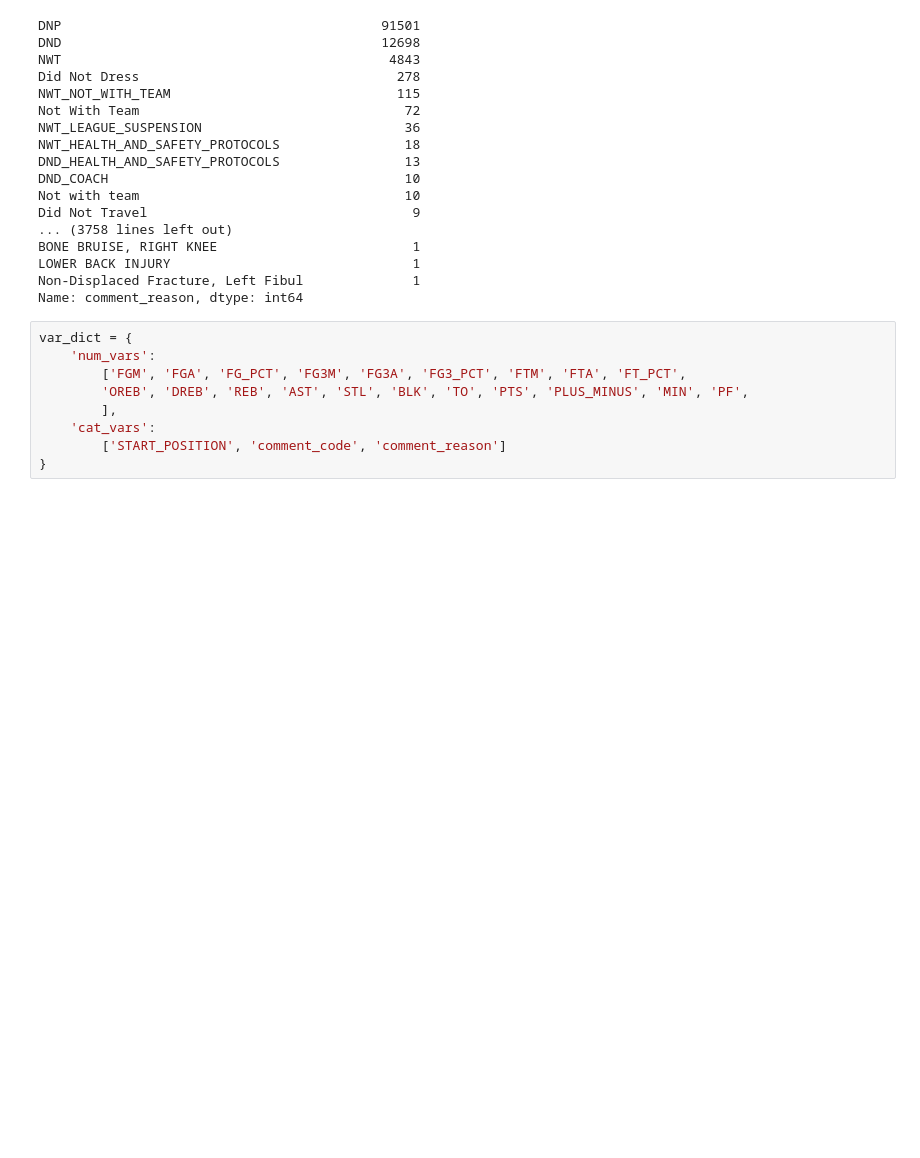
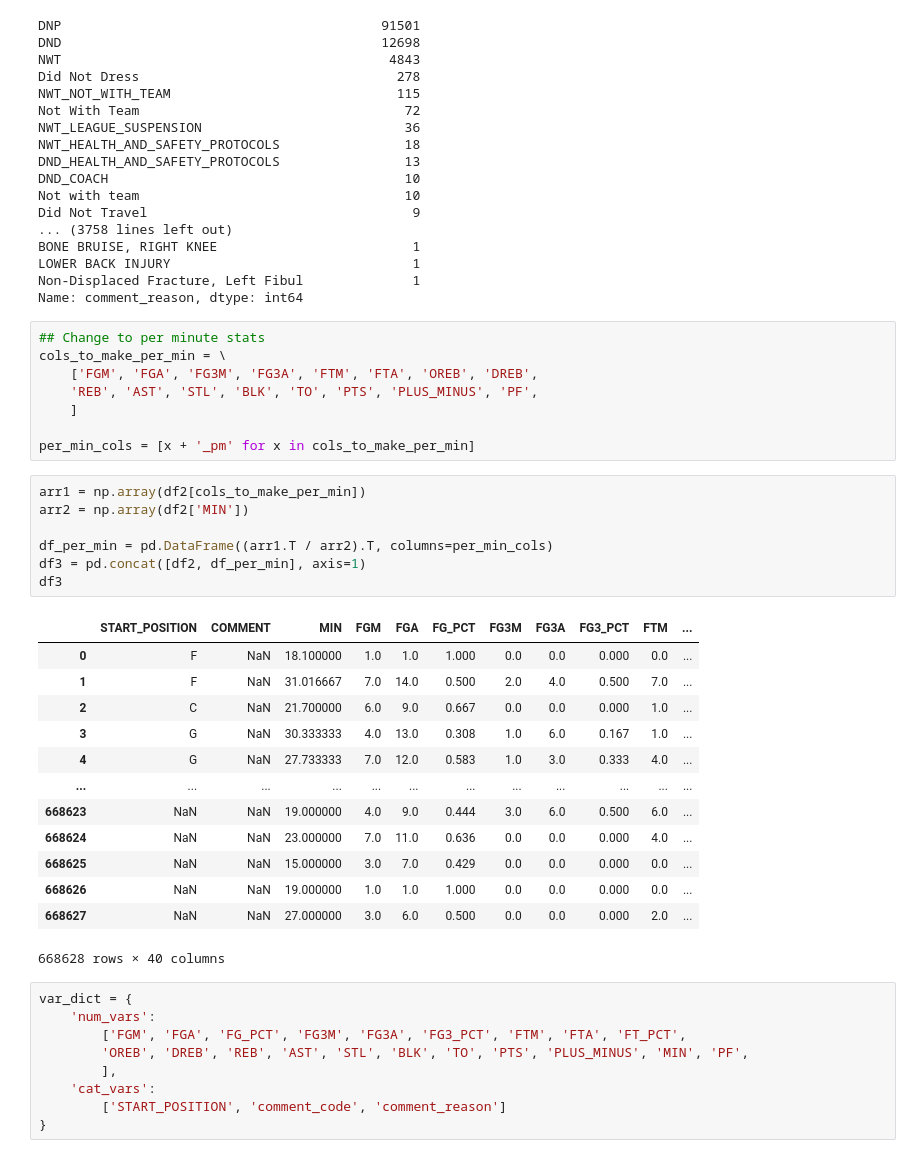
Before and after one commit to brownbrandon272/basketball, a Jupyter notebook: scripts/detail_explore.ipynb, the cells around one changed output. Cells and saved outputs as stored; diff of their text form; blank space fills up the shorter version.

```diff
--- a/scripts/detail_explore.ipynb
+++ b/scripts/detail_explore.ipynb
@@ -174,6 +174,35 @@ BONE BRUISE, RIGHT KNEE                         1
 LOWER BACK INJURY                               1
 Non-Displaced Fracture, Left Fibul              1
 Name: comment_reason, dtype: int64
+# %%
+## Change to per minute stats
+cols_to_make_per_min = \
+    ['FGM', 'FGA', 'FG3M', 'FG3A', 'FTM', 'FTA', 'OREB', 'DREB',
+    'REB', 'AST', 'STL', 'BLK', 'TO', 'PTS', 'PLUS_MINUS', 'PF',
+    ]
+
+per_min_cols = [x + '_pm' for x in cols_to_make_per_min]
+# %%
+arr1 = np.array(df2[cols_to_make_per_min])
+arr2 = np.array(df2['MIN'])
+
+df_per_min = pd.DataFrame((arr1.T / arr2).T, columns=per_min_cols)
+df3 = pd.concat([df2, df_per_min], axis=1)
+df3
+# %% [output]
+|  | START_POSITION | COMMENT | MIN | FGM | FGA | FG_PCT | FG3M | FG3A | FG3_PCT | FTM | ... |
+| 0 | F | NaN | 18.100000 | 1.0 | 1.0 | 1.000 | 0.0 | 0.0 | 0.000 | 0.0 | ... |
+| 1 | F | NaN | 31.016667 | 7.0 | 14.0 | 0.500 | 2.0 | 4.0 | 0.500 | 7.0 | ... |
+| 2 | C | NaN | 21.700000 | 6.0 | 9.0 | 0.667 | 0.0 | 0.0 | 0.000 | 1.0 | ... |
+| 3 | G | NaN | 30.333333 | 4.0 | 13.0 | 0.308 | 1.0 | 6.0 | 0.167 | 1.0 | ... |
+| 4 | G | NaN | 27.733333 | 7.0 | 12.0 | 0.583 | 1.0 | 3.0 | 0.333 | 4.0 | ... |
+| ... | ... | ... | ... | ... | ... | ... | ... | ... | ... | ... | ... |
+| 668623 | NaN | NaN | 19.000000 | 4.0 | 9.0 | 0.444 | 3.0 | 6.0 | 0.500 | 6.0 | ... |
+| 668624 | NaN | NaN | 23.000000 | 7.0 | 11.0 | 0.636 | 0.0 | 0.0 | 0.000 | 4.0 | ... |
+| 668625 | NaN | NaN | 15.000000 | 3.0 | 7.0 | 0.429 | 0.0 | 0.0 | 0.000 | 0.0 | ... |
+| 668626 | NaN | NaN | 19.000000 | 1.0 | 1.0 | 1.000 | 0.0 | 0.0 | 0.000 | 0.0 | ... |
+| 668627 | NaN | NaN | 27.000000 | 3.0 | 6.0 | 0.500 | 0.0 | 0.0 | 0.000 | 2.0 | ... |
+668628 rows × 40 columns
 # %%
 var_dict = {
     'num_vars':
```
Also changed, not shown: parts of 2 cells of this notebook.
